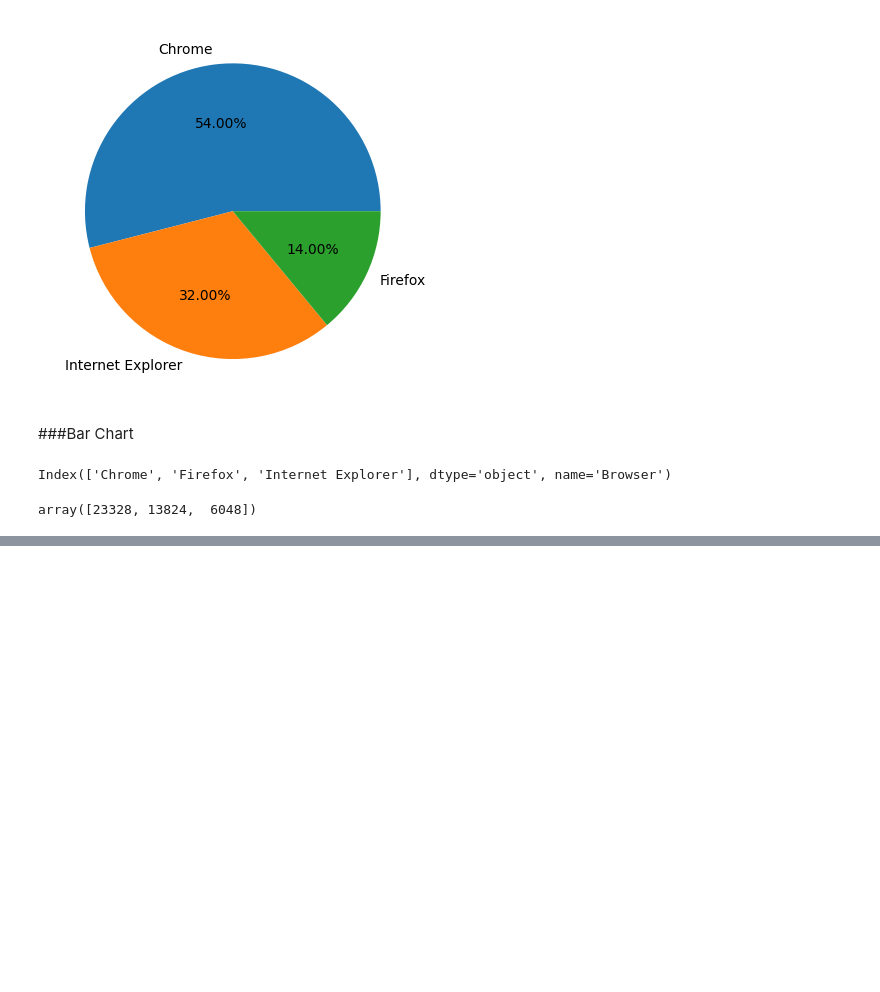
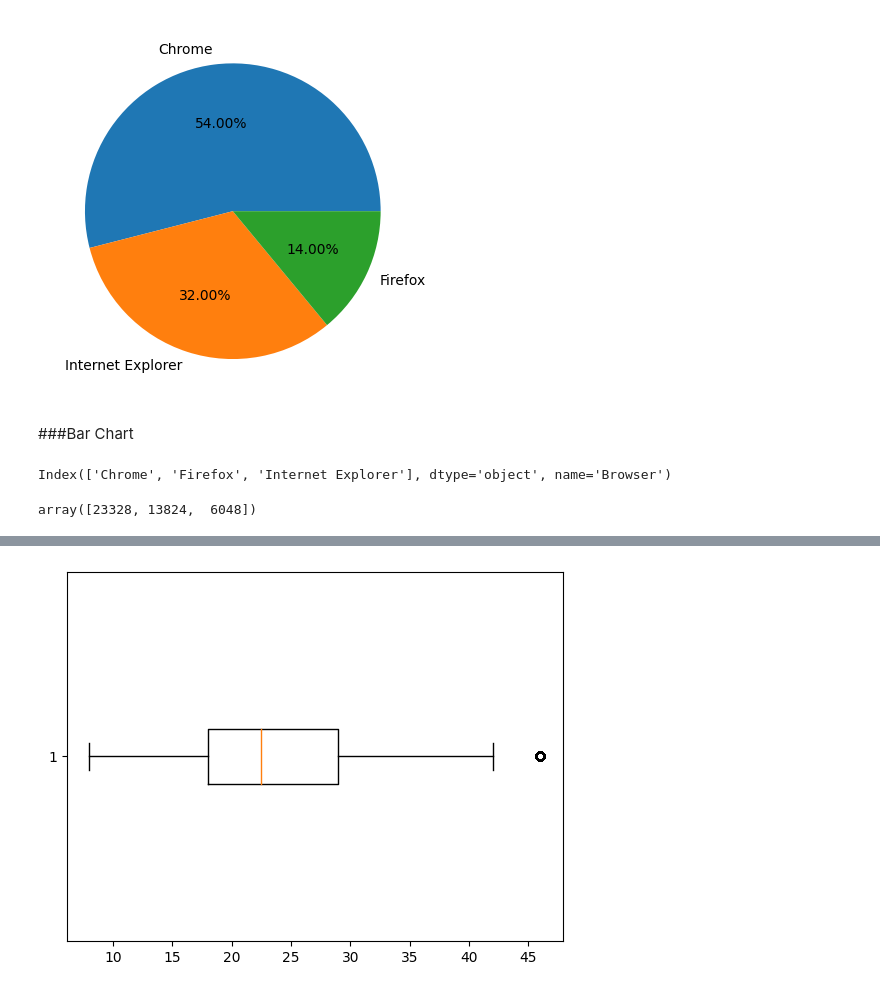
Before and after one commit to ShravanJadhav/DataScience_Practice, a Jupyter notebook: DataScience_Visualization.ipynb, the cells around one changed output, grey strips where cells are left out. Saved outputs shown, nothing was run; the diff lists cells and outputs as text; code cells hidden in the pictures; blank space fills up the shorter version.

```diff
--- a/DataScience_Visualization.ipynb
+++ b/DataScience_Visualization.ipynb
@@ -170,0 +206,5 @@ plt.bar(a.index,a.values)
+# %%
+plt.boxplot(df['No. of Clicks'], vert=False)
+plt.show()
+# %% [output]
+[figure, added]
```
Also changed, not shown: parts of 9 cells of this notebook.
